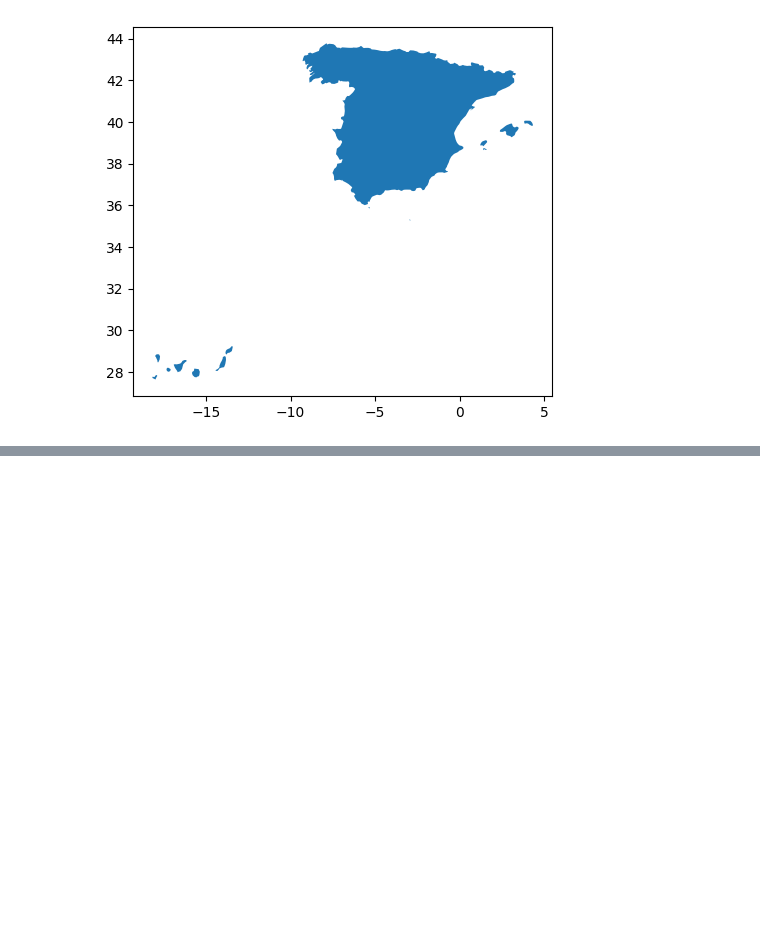
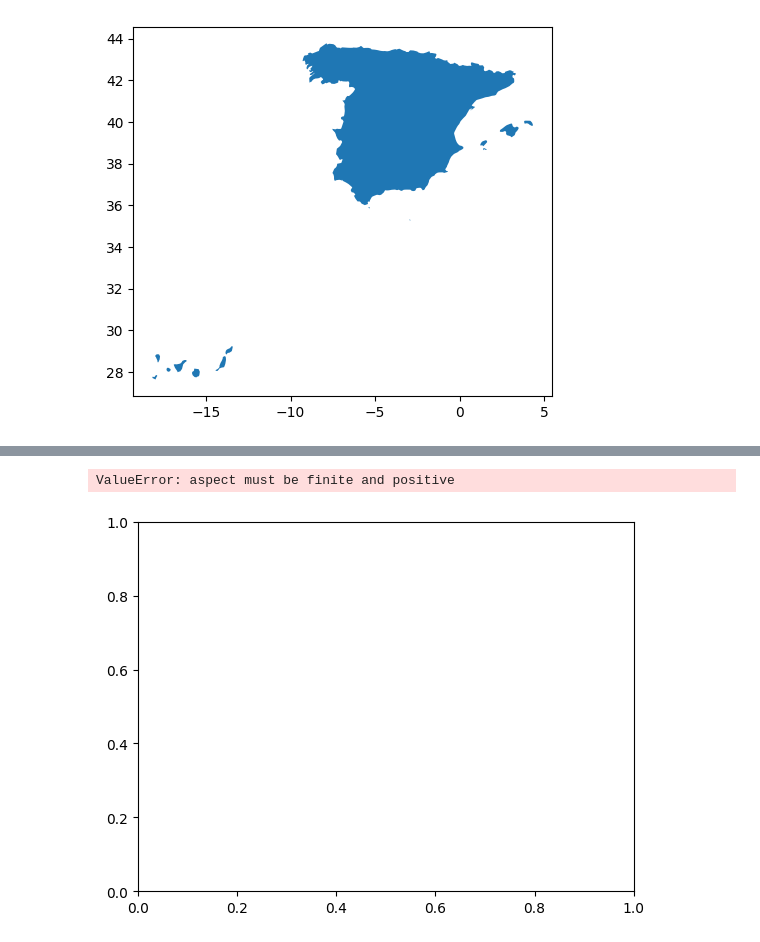
Before and after one commit to Ricardoabelhp/introgeodf, a Jupyter notebook: rhp_geopandas.ipynb, the cells around one changed output, grey strips where cells are left out. Saved outputs shown, nothing was run; the diff lists cells and outputs as text; code cells hidden in the pictures; blank space fills up the shorter version.

Commit message:
Update information of rivers

```diff
--- a/rhp_geopandas.ipynb
+++ b/rhp_geopandas.ipynb
@@ -257,0 +284,9 @@ spain.plot()
+# %%
+rivers_spain = gpd.clip(gdf=rivers, mask=spain)
+
+# you have:
+
+rivers_spain.plot()
+# %% [output]
+ValueError: aspect must be finite and positive
+[figure, added]
```
Also changed, not shown: parts of 3 cells of this notebook.
